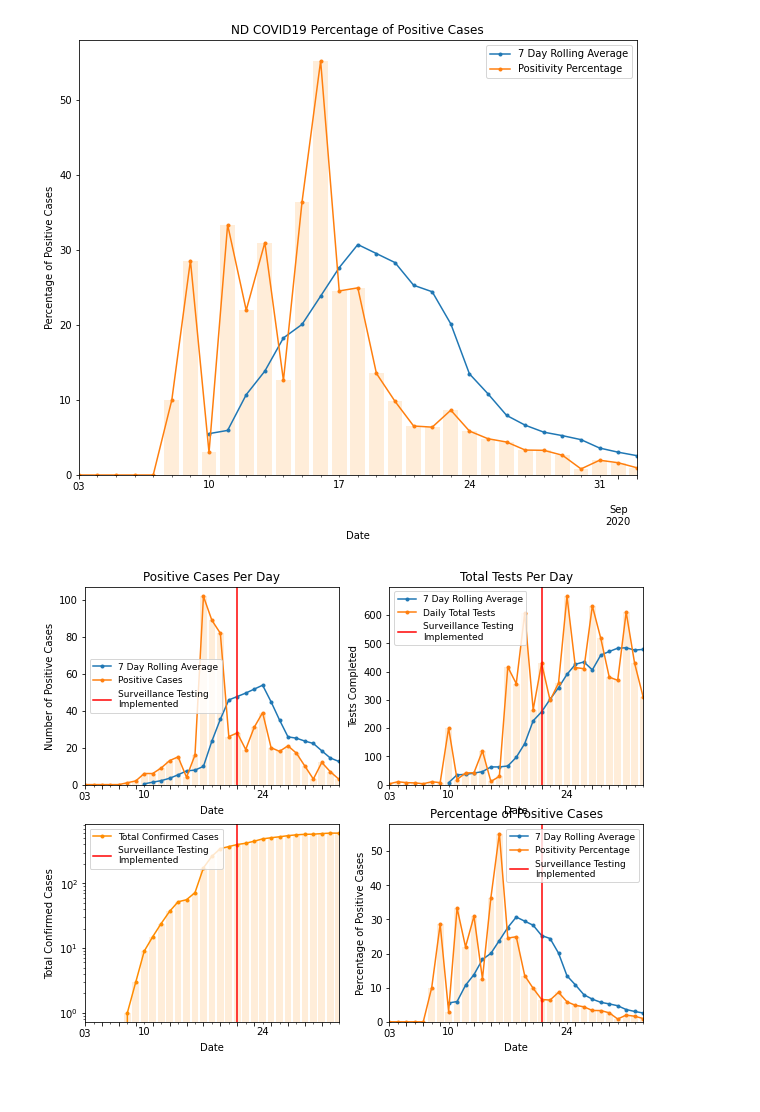
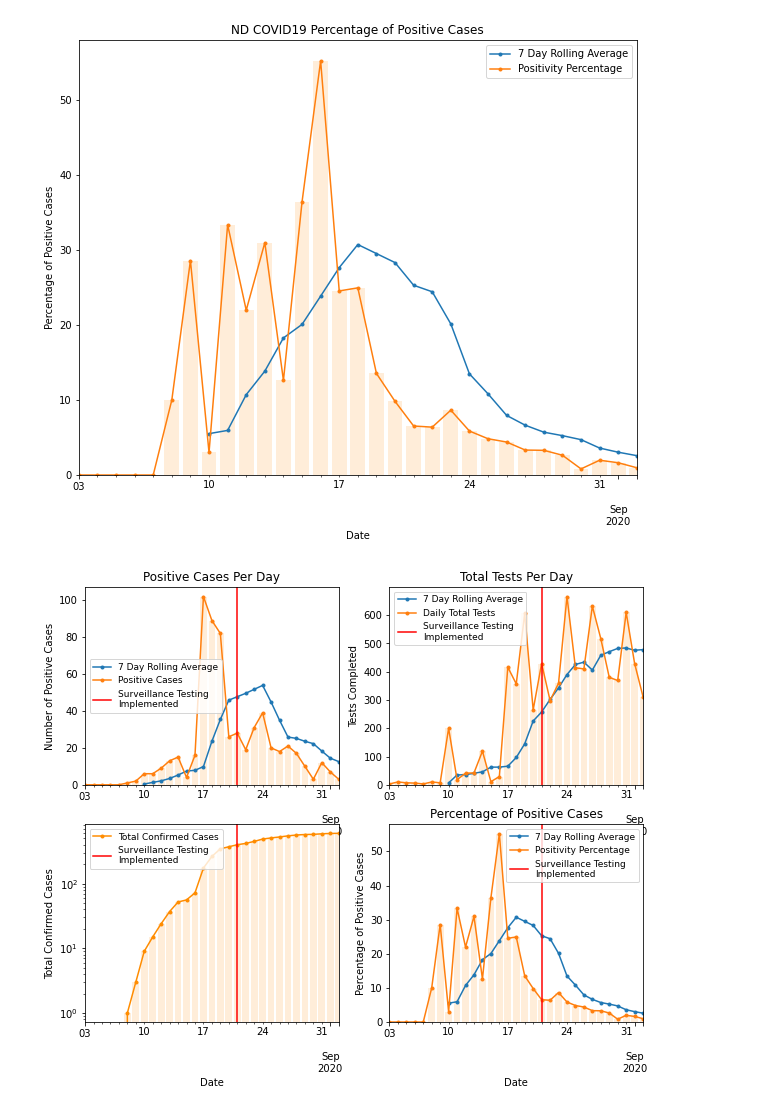
Before and after one commit to fjhuizar/ND_Dashboard, a Jupyter notebook: RollingAverages/Quick_Rolling_Average_Cases (2).ipynb, the cells around one changed output. Saved outputs shown, nothing was run; the diff lists cells and outputs as text; code cells hidden in the pictures.

```diff
--- a/RollingAverages/Quick_Rolling_Average_Cases (1).ipynb
+++ b/RollingAverages/Quick_Rolling_Average_Cases (2).ipynb
@@ -16,7 +16,7 @@ todaysDate = datetime.date.today()
 date_list = [todaysDate - datetime.timedelta(days=x+1) for x in range(31)]
 daily_total_tests = [3,10,7,6,3,10,7,200,18,41,42,119,11,29,416,357,606,265,429,298,359,666,414,410,632,517,380,369,610,429,311][::-1]
 positive_cases_count = [0,0,0,0,0,1,2,6,6,9,13,15,4,16,102,89,82,26,28,19,31,39,20,18,21,17,10,3,12,7,3][::-1]
-total_confirmed_cases = [0,0,0,0,0,1,3,9,15,24,37,52,56,72,174,263,345,371,399,418,449,488,508,526,547,564,574,577,589,599,599][::-1]
+total_confirmed_cases = [0,0,0,0,0,1,3,9,15,24,37,52,56,72,174,263,345,371,399,418,449,488,508,526,547,564,574,577,589,596,599][::-1]
 d = {'Date': date_list,
      'Positive Cases Per Day': positive_cases_count,
      'Daily Total Tests': daily_total_tests,
@@ -125,7 +125,7 @@ ax.axvline(x=pd.Timestamp('2020-08-21'),color='r')
 plt.bar(df.index, df['Positive Cases Per Day'], alpha = 0.15,  color='darkorange')
 ax.legend(['%d Day Rolling Average' % rollingAverageValue, 'Positive Cases', 'Surveillance Testing\nImplemented'], prop={'size': 9})
 start, end = ax.get_xlim()
-ax.xaxis.set_ticks(np.arange(start, end, 2))
+#ax.xaxis.set_ticks(np.arange(start, end, 2))
 plt.xlabel('Date')
 plt.ylabel('Number of Positive Cases')
 
@@ -140,7 +140,7 @@ ax2.axvline(x=pd.Timestamp('2020-08-21'),color='r')
 plt.bar(df.index, df['Daily Total Tests'], alpha = 0.15,  color='darkorange')
 ax2.legend(['%d Day Rolling Average' % rollingAverageValue, 'Daily Total Tests', 'Surveillance Testing\nImplemented'], prop={'size': 9})
 start, end = ax2.get_xlim()
-ax2.xaxis.set_ticks(np.arange(start, end, 2))
+#ax2.xaxis.set_ticks(np.arange(start, end, 2))
 plt.xlabel('Date')
 plt.ylabel('Tests Completed')
 
@@ -149,33 +149,33 @@ ax3 = f.add_subplot(223)
 # agg({'Total Confirmed Cases':'mean'}).shift(periods=-rollingAverageValue).
 # plot(figsize = (10, 8),
 #      title = 'Total Confirmed Cases',
 #      marker = '.', ax=ax3))
 df['Total Confirmed Cases'].plot(ax=ax3, marker = '.', color='darkorange')
 ax3.axvline(x=pd.Timestamp('2020-08-21'),color='r')
 plt.bar(df.index, df['Total Confirmed Cases'], alpha = 0.15,  color='darkorange')
 ax3.legend(['Total Confirmed Cases', 'Surveillance Testing\nImplemented'], prop={'size': 9})
 ax3.set_yscale('log')
 start, end = ax3.get_xlim()
-ax3.xaxis.set_ticks(np.arange(start, end, 2))
+#ax3.xaxis.set_ticks(np.arange(start, end, 2))
 plt.xlabel('Date')
 plt.ylabel('Total Confirmed Cases')
 
 ax4 = f.add_subplot(224)
 (df.rolling(window = rollingAverageValue).
  agg({'Positive Rate of Cases':'mean'}).shift(periods=-rollingAverageValue).
  plot(figsize = (10, 8),
       title = 'Percentage of Positive Cases',
       marker = '.', ax=ax4))
 df['Positive Rate of Cases'].plot(ax=ax4, marker = '.')
 ax4.axvline(x=pd.Timestamp('2020-08-21'),color='r')
 plt.bar(df.index, df['Positive Rate of Cases'], alpha = 0.15,  color='darkorange')
 ax4.legend(['%d Day Rolling Average' % rollingAverageValue, 'Positivity Percentage', 'Surveillance Testing\nImplemented'], prop={'size': 9})
 start, end = ax4.get_xlim()
-ax4.xaxis.set_ticks(np.arange(start, end, 2))
+#ax4.xaxis.set_ticks(np.arange(start, end, 2))
 plt.xlabel('Date')
 plt.ylabel('Percentage of Positive Cases')
 
 
 plt.show()
 # %% [output]
-[figure, old version]
+[figure, new version]
```
Also changed, not shown: parts of 1 cell of this notebook, 1 other file.
